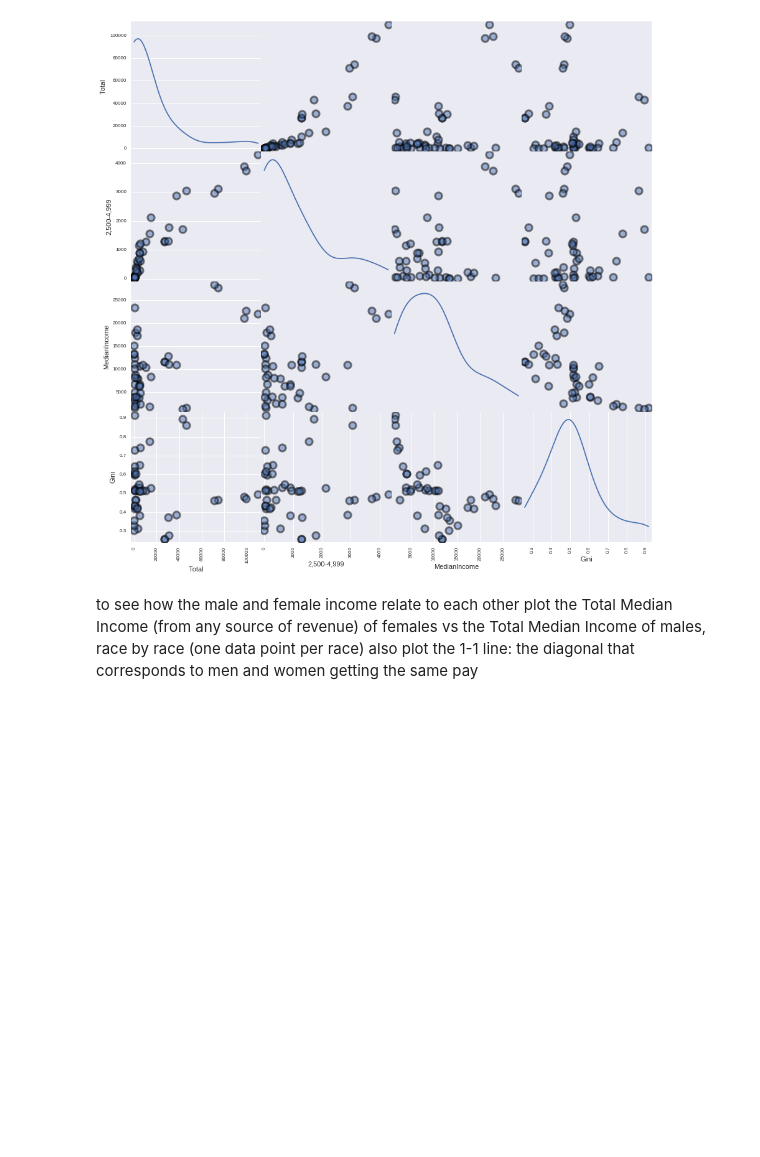
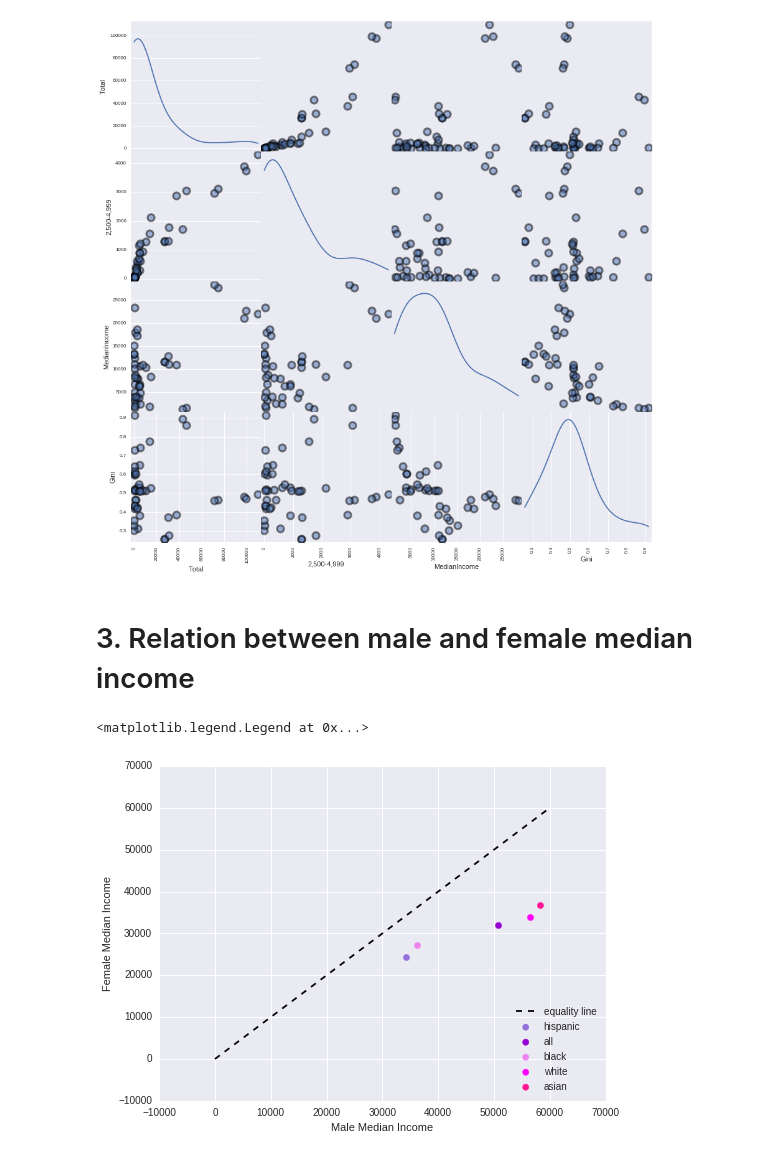
Before and after one commit to alephcero/PUI2016_fdg224, a Jupyter notebook: HW5_fdg224/HW5_2_fdg224.ipynb, the cells around one changed output. Cells and saved outputs as stored; diff of their text form; code cells hidden in the pictures; blank space fills up the shorter version.

```diff
--- a/HW5_fdg224/HW5_2_fdg224.ipynb
+++ b/HW5_fdg224/HW5_2_fdg224.ipynb
@@ -113,6 +117,24 @@ fig = pd.scatter_matrix(allfemales['all']
                         diagonal='kde')
 # %% [output]
 [figure]
-# %% [markdown]
-to see how the male and female income relate to each other plot the Total Median Income (from any source of revenue) of females vs the Total Median Income of males, race by race (one data point per race)
-also plot the 1-1 line: the diagonal that corresponds to men and women getting the same pay
+# %% [markdown]
+# 3. Relation between male and female median income
+# %%
+#store values in lists
+maleIncomes = []
+femaleIncomes = []
+races = []
+colors = ['mediumpurple','darkviolet','violet','magenta','deeppink']
+
+
+for race in allfemales.keys():
+    meanIncomeMale = allmales[race]['MeanIncome'][0]
+    meanIncomeFemale = allfemales[race]['MeanIncome'][0]
+    races.append(race)
+    maleIncomes.append(meanIncomeMale)
+    femaleIncomes.append(meanIncomeFemale)
+
+#start plotting
+# %% [output]
+<matplotlib.legend.Legend at 0x...>
+[figure, added]
```
Also changed, not shown: parts of 38 cells of this notebook.
